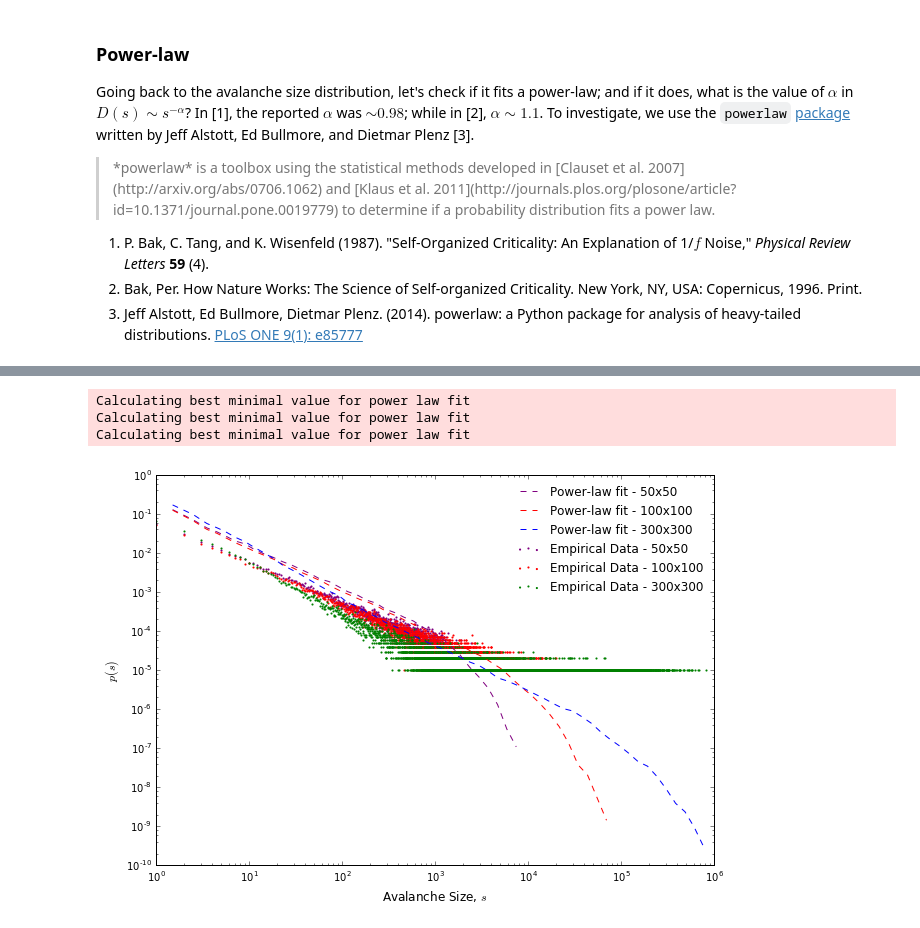
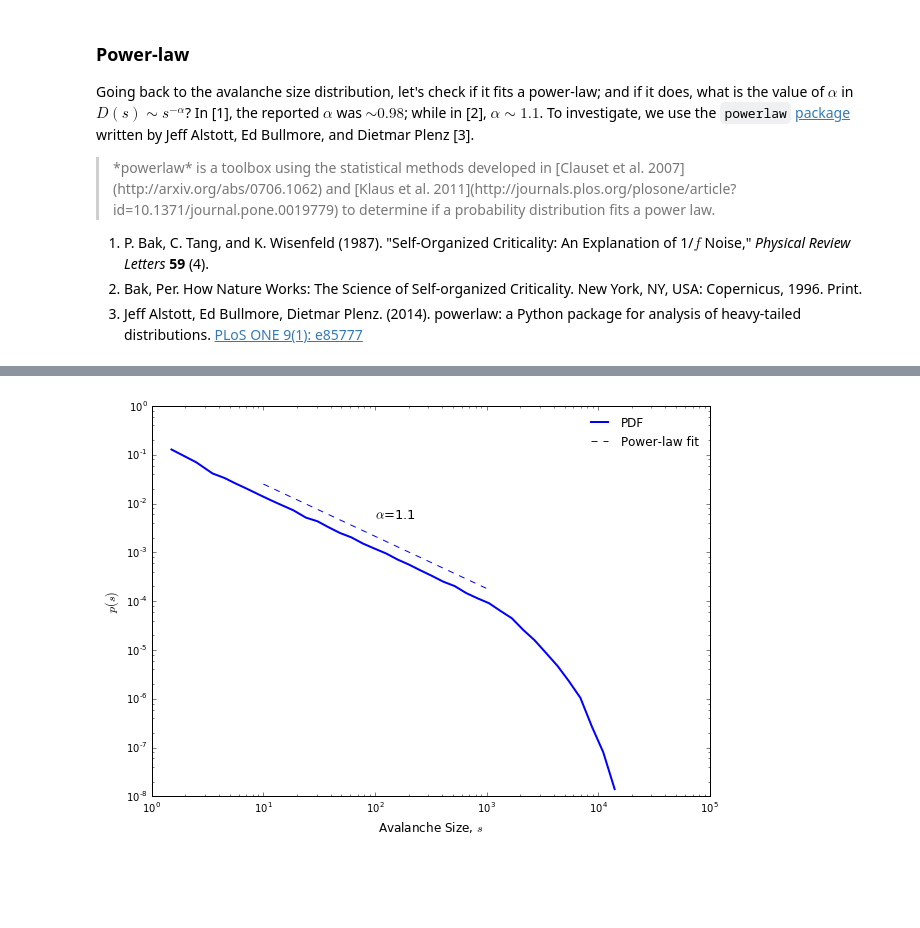
Before and after one commit to eflegara/BTW-Sandpile-Model, a Jupyter notebook: Sandpile.ipynb, the cells around one changed output, grey strips where cells are left out. Saved outputs shown, nothing was run; the diff lists cells and outputs as text; code cells hidden in the pictures; blank space fills up the shorter version.

```diff
--- a/Sandpile.ipynb
+++ b/Sandpile.ipynb
@@ -177,16 +178,12 @@ The value $\alpha$ agrees well with the result of Bak, Tang, and Wiesenfeld.
 # %%
-topplesize50 = topplesize
-
-N = 100
-M = initializeMatrix(N)
-
-topplesize100 = []
-
-for i in range(iterations):
-    topple = 0
-    x = random.randint(0, N-1)
-    y = random.randint(0, N-1)
-    drop(M, x, y)
-    topplesize100.append(topple)
-
-plotDist(topplesize100, xmin=0, xmax=500)
+def simulate(N):
+    global topple
+    topplesize = []
+    M = initializeMatrix(N)
+    for i in range(iterations):
+        topple = 0
+        x = random.randint(0, N-1)
+        y = random.randint(0, N-1)
+        drop(M, x, y, N)
+        topplesize.append(topple)
+    return topplesize
@@ -213,34 +190,10 @@ Calculating best minimal value for power law fit
-# %%
-def getxy(tsize, xmin, xmax):
-    x, y = powerlaw.pdf(np.array(tsize), linear_bins=True)
-    ind = y>0
-    y = y[ind]
-    x = x[:-1]
-    x = x[ind]
-    tsizes = np.array(tsize)
-    fit = powerlaw.Fit(tsizes[tsizes>0], discrete=True, xmin=xmin, xmax=xmax)
-    alpha = fit.power_law.alpha
-    return [x,y,tsizes,fit,alpha]
-
-t50 = getxy(topplesize50, xmin=0, xmax = 500)
-t100 = getxy(topplesize100, xmin=0, xmax = 500)
-t300 = getxy(topplesize300, xmin=0, xmax = 3000)
-
-fig = plt.figure(figsize=(10,7))
-ax1 = fig.add_subplot(1,1,1)
-ax1.scatter(t50[0], t50[1], color='purple', s=1.2, label="Empirical Data - 50x50")
-ax1.scatter(t100[0], t100[1], color='r', s=1.2, label="Empirical Data - 100x100")
-ax1.scatter(t300[0], t300[1], color='g', s=1.2, label="Empirical Data - 300x300")
-#plt.ylim(10e-7,10)
-powerlaw.plot_pdf(t50[2][t50[2]>0], color='purple', ax=ax1, linestyle='--', linewidth=1, label="Power-law fit - 50x50")
-powerlaw.plot_pdf(t100[2][t100[2]>0], color='r', ax=ax1, linestyle='--', linewidth=1, label="Power-law fit - 100x100")
-powerlaw.plot_pdf(t300[2][t300[2]>0], color='b', ax=ax1, linestyle='--', linewidth=1, label="Power-law fit - 300x300")
-plt.xlabel(r"Avalanche Size, $s$", fontsize=12)
-plt.ylabel(r"$p(s)$", fontsize=12)
-#_ = plt.text(10e1,15e-4,r"$\alpha$="+str(alpha), fontsize=13)
-_ = plt.legend(frameon=False)
-# %% [output]
-Calculating best minimal value for power law fit
-Calculating best minimal value for power law fit
-Calculating best minimal value for power law fit
-[figure, removed]
+# %%
+#topplesize50 = simulate(50)
+topplesize60 = simulate(60)
+topplesize80 = simulate(80)
+topplesize100 = simulate(100)
+topplesize150 = simulate(150)
+# %%
+plotDist(topplesize60, xmin=10, xmax=1000)
+# %% [output]
+[figure, added]
```
Also changed, not shown: parts of 14 cells of this notebook.
